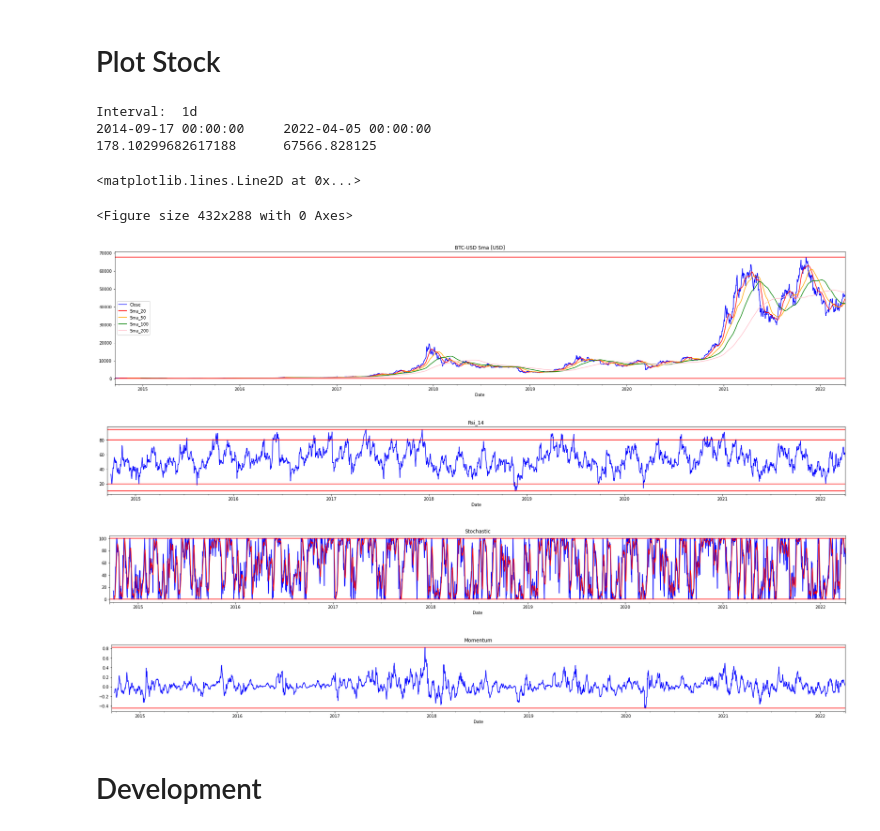
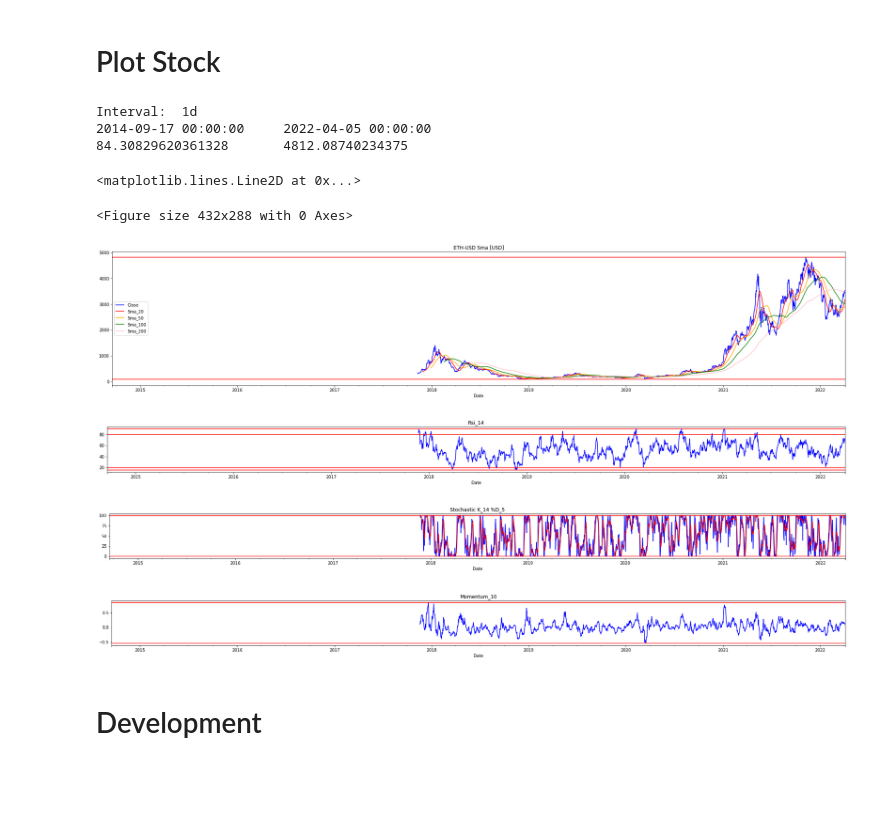
Before and after one commit to MarcoPluchino/2021_FinanceJupyterTutorial, a Jupyter notebook: rbt/notebook/wc_20220329_prova.ipynb, the cells around one changed output. Drawn from its saved outputs; the diff is of its cells as text; code cells hidden in the pictures; blank space fills up the shorter version.

```diff
--- a/rbt/notebook/wc_20220329_prova.ipynb
+++ b/rbt/notebook/wc_20220329_prova.ipynb
@@ -38,7 +38,7 @@ print("start ='",start.strftime(("%Y-%m-%d")),"'") #
 print("end ='",end.strftime(("%Y-%m-%d")),"'")
 start = '2009-01-01'#start.strftime(("%Y-%m-%d"))
 stock           = yf.download(tickers = tickers_list,group_by = 'ticker',start=start , end=end.strftime(("%Y-%m-%d")),interval=interval)
-tickers         = tickers_list[0]
+tickers         = tickers_list[1]
 print(tickers_list,tickers,sep='\n')
 stock           = stock[tickers]
 # %% [output]
@@ -78,39 +78,39 @@ print("Interval: ",interval)
 print(stock.index[0],stock.index[-1],sep='\t')
 print(stock['Close'].min(),stock['Close'].max(), sep = '\t')
 
 plt.figure()
 pl1     = stock[['Close','Sma_20','Sma_50','Sma_100','Sma_200']].plot(subplots=False, color=color ,figsize=(32,6),title=f'{tickers} Sma [USD]')
 min,max = stock['Close'].min(),stock['Close'].max()
 plt.axhline(y=min, color='r', linestyle='-')
 plt.axhline(y=max, color='r', linestyle='-')
 
 plt.figure()
 title = 'Rsi_14'
-pl2     = stock['Rsi_14'].plot(subplots=False, color=color ,figsize=(32,3),title=title)
+pl2     = stock['Rsi_14'].plot(subplots=False, color=color ,figsize=(32,2),title=title)
 plt.axhline(y=stock['Rsi_14'].min(), color='r', linestyle='-')
 plt.axhline(y=stock['Rsi_14'].max(), color='r', linestyle='-')
 plt.axhline(y=80, color='r', linestyle='-')
 plt.axhline(y=20, color='r', linestyle='-')
 
 plt.figure()
 title = 'Stochastic K_14 %D_5'
-pl3     = stock['%K_14'].plot(subplots=False, color=color[0] ,figsize=(32,3),title=title)
-pl4    = stock['%D_5'].plot(subplots=False, color=color[1] ,figsize=(32,3),title=title)
+pl3     = stock['%K_14'].plot(subplots=False, color=color[0] ,figsize=(32,2),title=title)
+pl4    = stock['%D_5'].plot(subplots=False, color=color[1] ,figsize=(32,2),title=title)
 plt.axhline(y=stock['%K_14'].min(), color='r', linestyle='-')
 plt.axhline(y=stock['%K_14'].max(), color='r', linestyle='-')
 
 plt.figure()
 title = 'Momentum_10'
-pl3     = stock['Momentum_10'].plot(subplots=False, color=color[0] ,figsize=(32,3),title=title)
+pl3     = stock['Momentum_10'].plot(subplots=False, color=color[0] ,figsize=(32,2),title=title)
 plt.axhline(y=stock['Momentum_10'].min(), color='r', linestyle='-')
 plt.axhline(y=stock['Momentum_10'].max(), color='r', linestyle='-')
 # %% [output]
 Interval:  1d
 2014-09-17 00:00:00     2022-04-05 00:00:00
-178.10299682617188      67566.828125
+84.30829620361328       4812.08740234375
 <matplotlib.lines.Line2D at 0x...>
 <Figure size 432x288 with 0 Axes>
-[figure, old version]
+[figure, new version]
-[figure, old version]
+[figure, new version]
-[figure, old version]
+[figure, new version]
-[figure, old version]
+[figure, new version]
```
Also changed, not shown: parts of 2 cells of this notebook, 1 other file.
